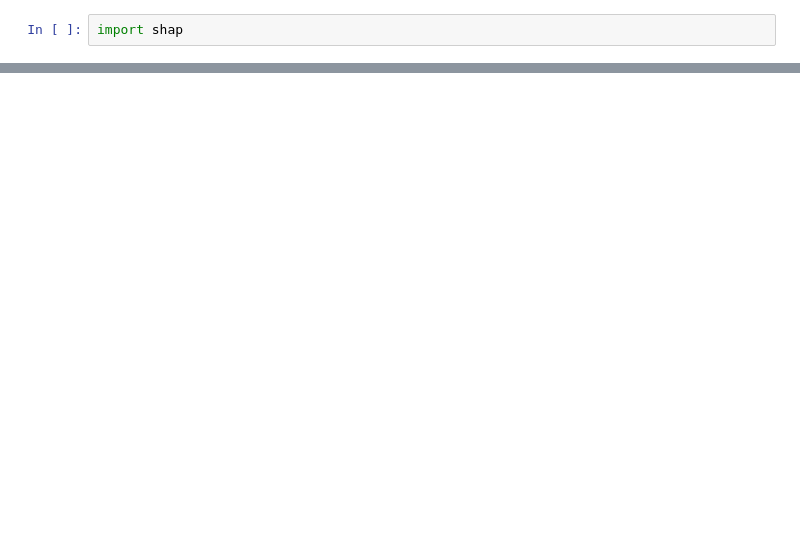
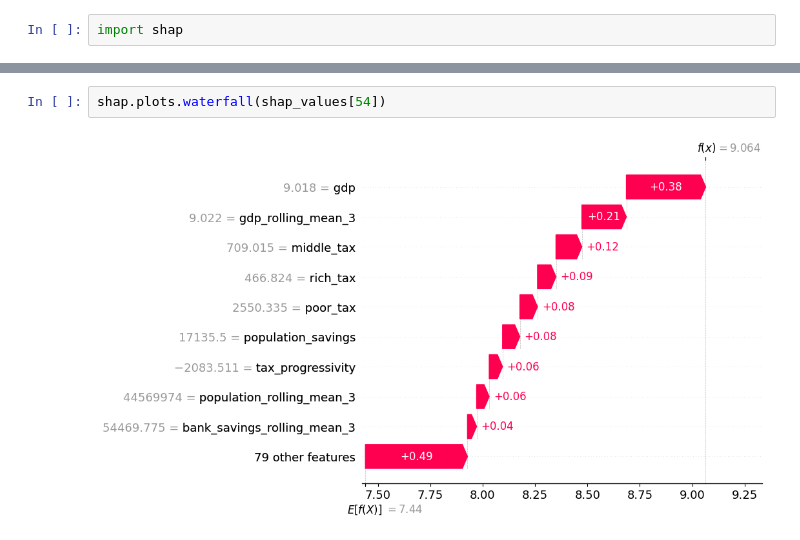
Before and after one commit to max12G/vic2-save, a Jupyter notebook: model/training.ipynb, the cells around one changed output, grey strips where cells are left out. Drawn from its saved outputs; the diff is of its cells as text; blank space fills up the shorter version.

```diff
--- a/model/training.ipynb
+++ b/model/training.ipynb
@@ -177,0 +387,4 @@ shap.plots.beeswarm(shap_values, 100)
+# %%
+shap.plots.waterfall(shap_values[54])
+# %% [output]
+[figure, added]
```
Also changed, not shown: parts of 23 cells of this notebook, 3 other files.
